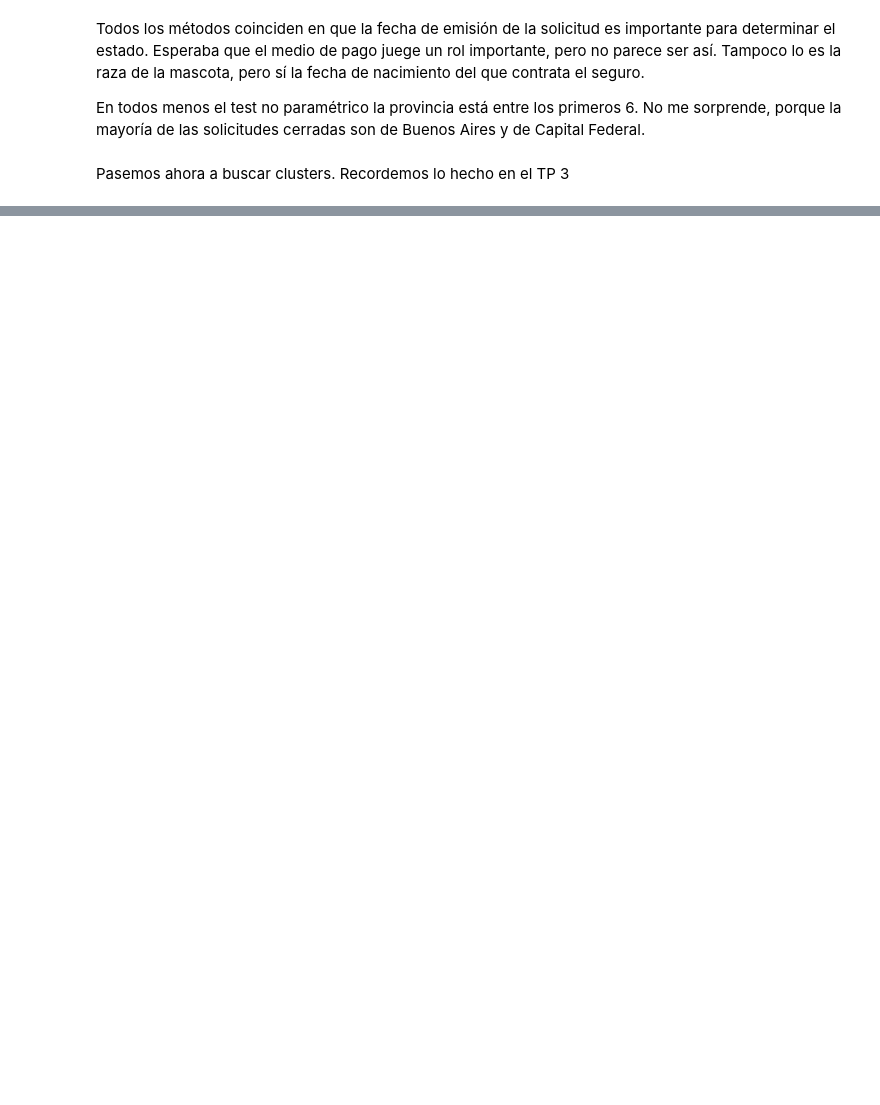
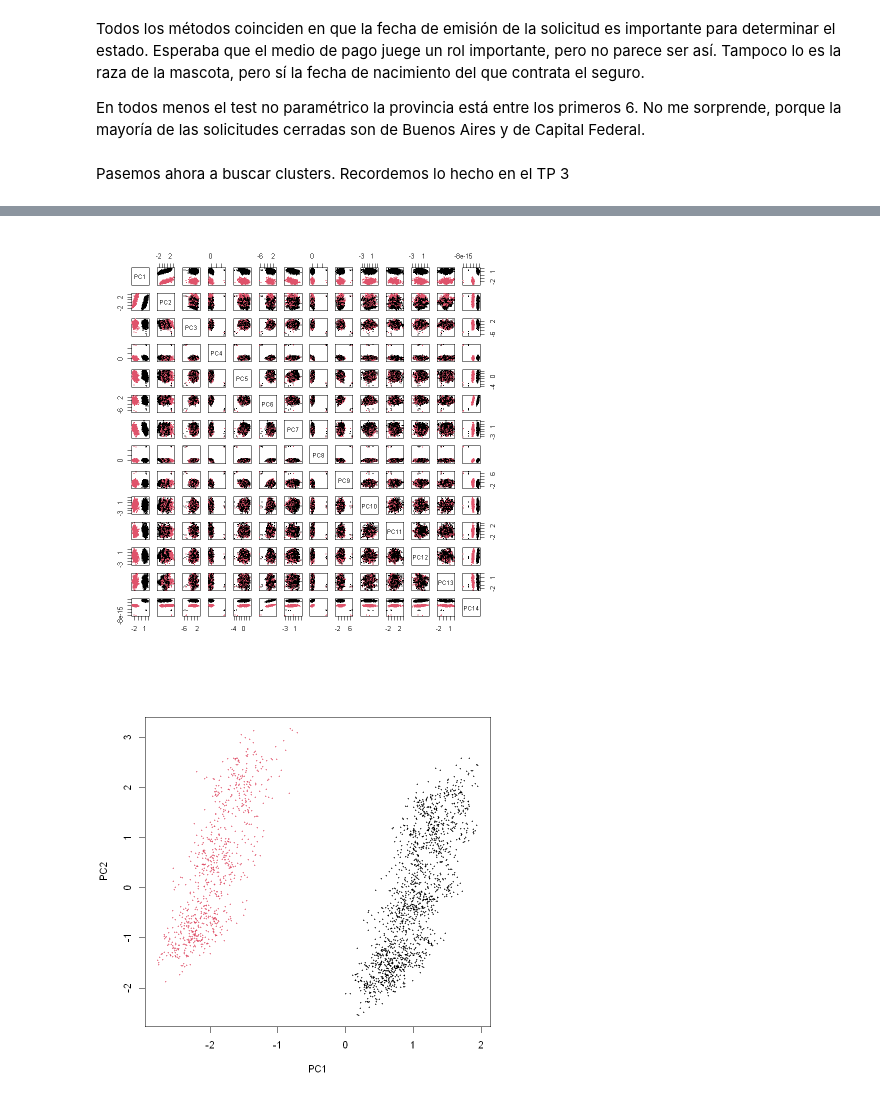
Before and after one commit to AgustinGurvich/TMD, a Jupyter notebook: TMD_TPFINAL.ipynb, the cells around one changed output, grey strips where cells are left out. Drawn from its saved outputs; the diff is of its cells as text; code cells hidden in the pictures; blank space fills up the shorter version.

```diff
--- a/TMD_TPFINAL.ipynb
+++ b/TMD_TPFINAL.ipynb
@@ -749,0 +743,4 @@ hist(stab$stability[[k]], breaks = 10, main = "Histograma de estabilidad para k"
+# %%
+#Gap with pca
+pca <- prcomp(mascotasFiltradas[,-c(6,1)], scale = TRUE)
+gapPCA <- gap.statistic(pca$x, 5, 1000)
@@ -749,0 +751,8 @@ hist(stab$stability[[k]], breaks = 10, main = "Histograma de estabilidad para k"
+# %%
+pcaXdf <- as.data.frame(pca$x)
+clusters <- kmeans(pcaXdf, 2)
+plot(pcaXdf, col = clusters$cluster, pch = 20, cex = 0.5)
+plot(pcaXdf[,1:2], col = clusters$cluster, pch = 20, cex = 0.5)
+# %% [output]
+[figure, added]
+[figure, added]
```
Also changed, not shown: parts of 13 cells of this notebook.
